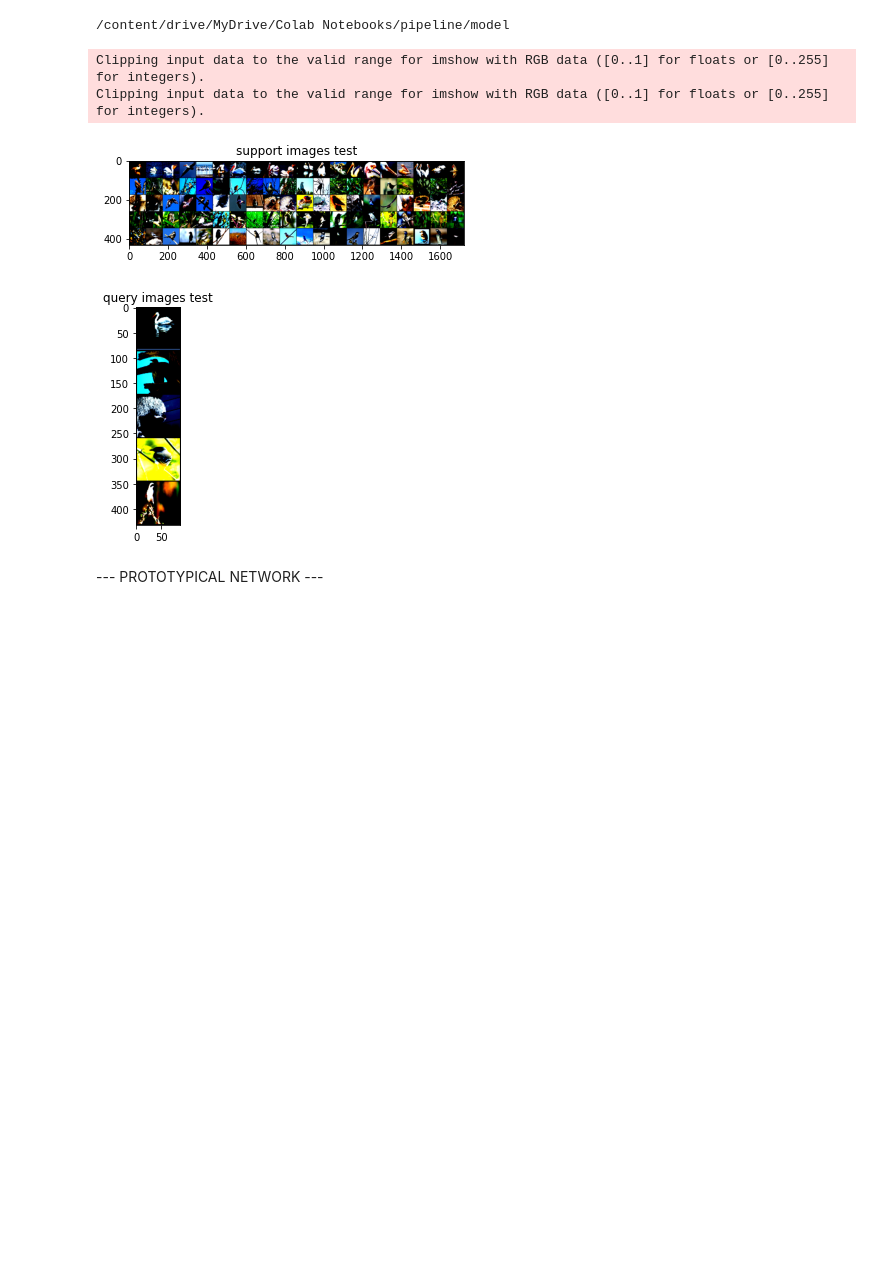
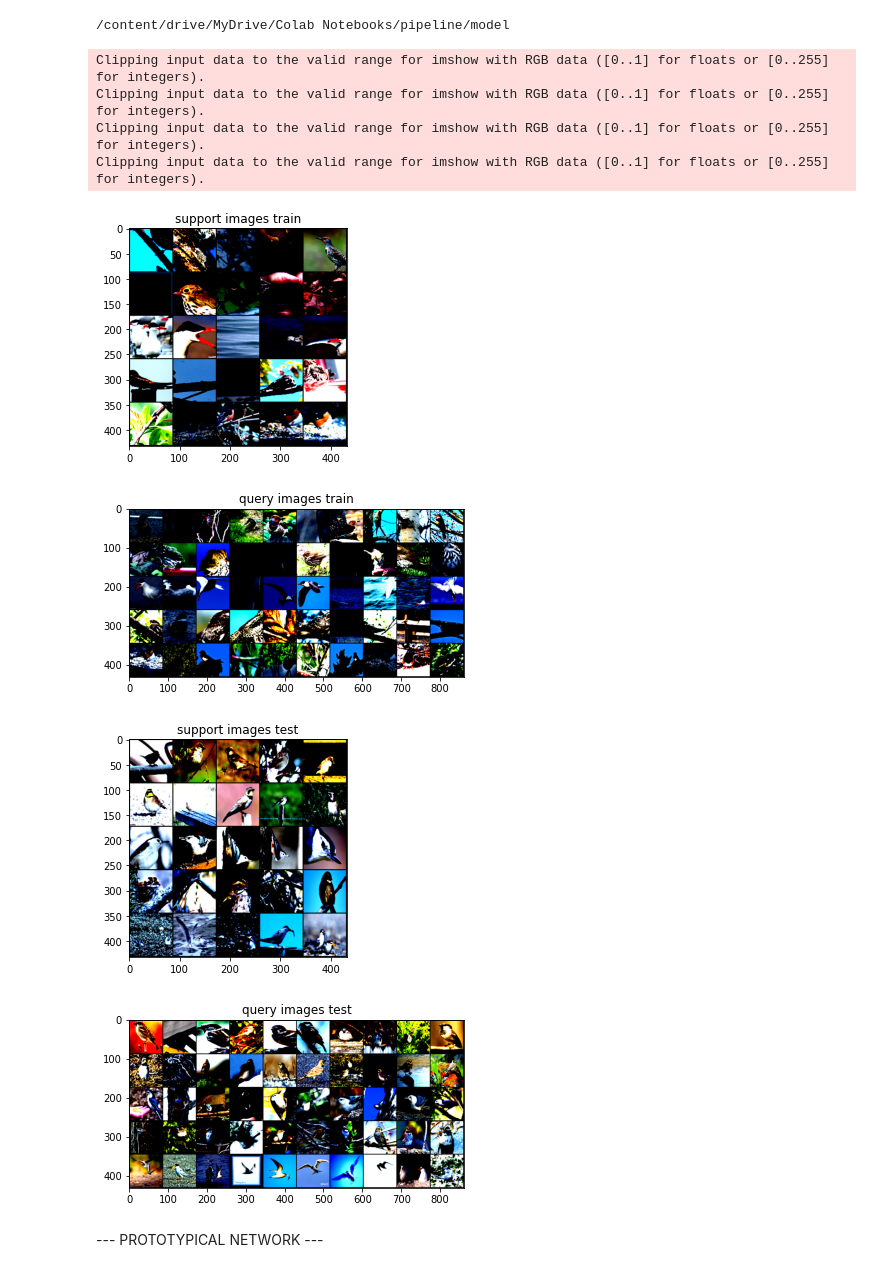
Before and after one commit to Taedriel/ZSL-v2, a Jupyter notebook: pipeline.ipynb, the cells around one changed output. Saved outputs shown, nothing was run; the diff lists cells and outputs as text; code cells hidden in the pictures; blank space fills up the shorter version.

```diff
--- a/pipeline.ipynb
+++ b/pipeline.ipynb
@@ -241,13 +271,14 @@ plot_images(example_query_images, "query images traning", images_per_row=N_QUERY
 from easyfsl.datasets import CUB
 
 N_WAY = 5  # Number of classes in a task
-N_SHOT = 20  # Number of images per class in the support set
-N_QUERY = 1  # Number of images per class in the query set
-N_TRAINING_EPISODES = 40000
+N_SHOT = 5  # Number of images per class in the support set
+N_QUERY = 10  # Number of images per class in the query set
+N_TRAINING_EPISODES = 1000
 N_VALIDATION_TASKS = 100
 N_EVALUATION_TASKS = 100
 
 train_set = CUB(split="train", training=True)
+val_set = CUB(split="val", training=False)
 test_set = CUB(split="test", training=False)
 
 train_sampler = TaskSampler(
@@ -255,6 +286,17 @@ train_sampler = TaskSampler(
 )
 train_loader = DataLoader(
     train_set,
+    batch_sampler=train_sampler,
+    num_workers=12,
+    pin_memory=True,
+    collate_fn=train_sampler.episodic_collate_fn,
+)
+
+val_sampler = TaskSampler(
+    val_set, n_way=N_WAY, n_shot=N_SHOT, n_query=N_QUERY, n_tasks=N_VALIDATION_TASKS
+)
+val_loader = DataLoader(
+    val_set,
     batch_sampler=train_sampler,
     num_workers=12,
     pin_memory=True,
@@ -275,18 +338,18 @@ test_loader = DataLoader(
 # %%
-(example_support_images,
-example_support_labels,
-example_query_images,
-example_query_labels,
-example_class_ids,
-) = next(iter(test_loader))
+plot_images(train_support_images, "support images train", images_per_row=N_SHOT)
+plot_images(train_query_images, "query images train", images_per_row=N_QUERY)
 
 plot_images(example_support_images, "support images test", images_per_row=N_SHOT)
 plot_images(example_query_images, "query images test", images_per_row=N_QUERY)
 # %% [output]
 Clipping input data to the valid range for imshow with RGB data ([0..1] for floats or [0..255] for integers).
 Clipping input data to the valid range for imshow with RGB data ([0..1] for floats or [0..255] for integers).
+Clipping input data to the valid range for imshow with RGB data ([0..1] for floats or [0..255] for integers).
+Clipping input data to the valid range for imshow with RGB data ([0..1] for floats or [0..255] for integers).
-[figure, old version]
+[figure, new version]
-[figure, old version]
+[figure, new version]
+[figure, added]
+[figure, added]
 # %% [markdown]
 --- PROTOTYPICAL NETWORK ---
 # %%
```
Also changed, not shown: parts of 21 cells of this notebook.
